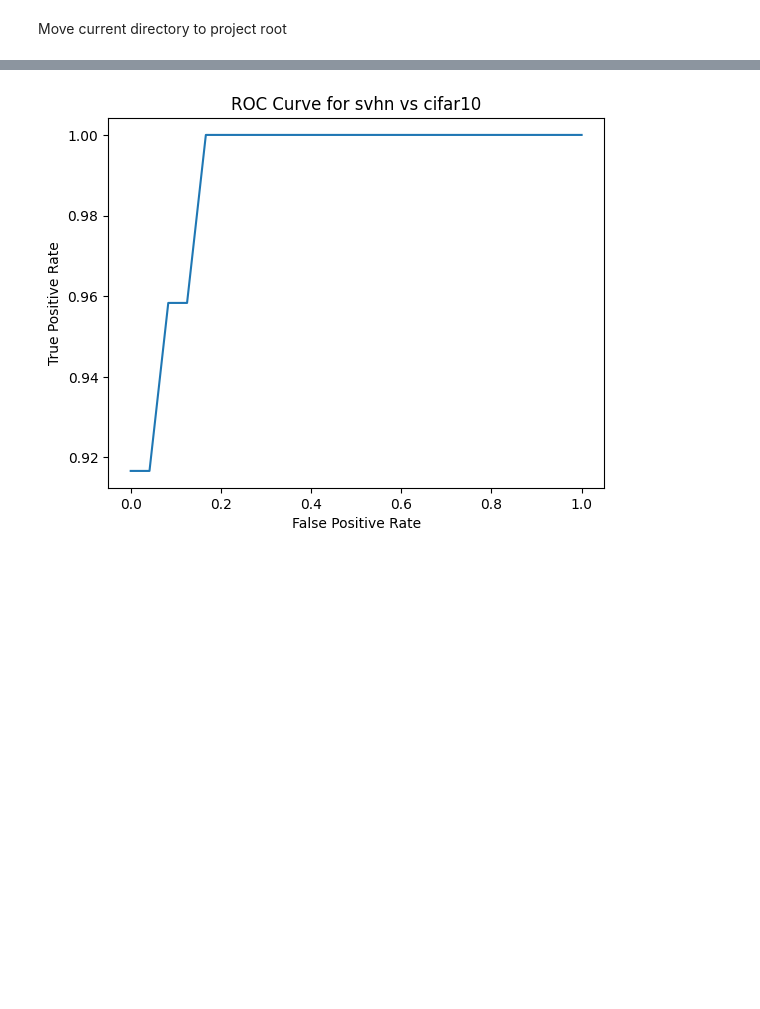
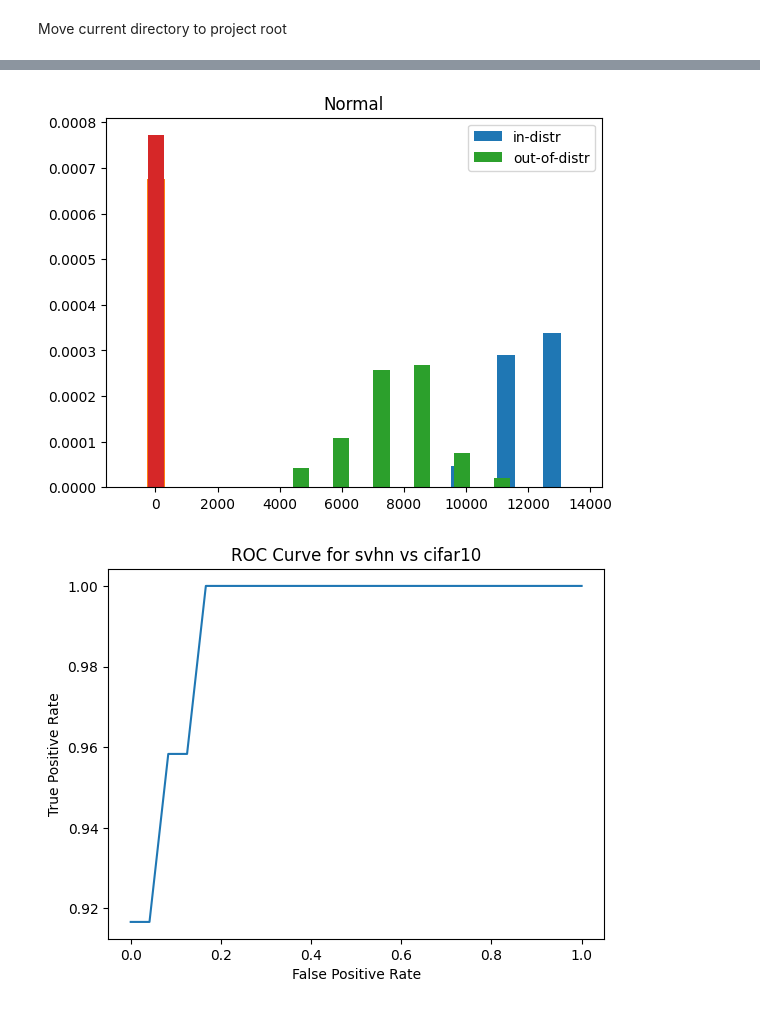
Before and after one commit to HamidrezaKmK/ood-detection, a Jupyter notebook: notebooks/ood_metric_computation.ipynb, the cells around one changed output, grey strips where cells are left out. Saved outputs shown, nothing was run; the diff lists cells and outputs as text; code cells hidden in the pictures; blank space fills up the shorter version.

```diff
--- a/notebooks/ood_metric_computation.ipynb
+++ b/notebooks/ood_metric_computation.ipynb
@@ -58,3 +203,11 @@ unique_vals =
+# %%
+plt.hist(normal_projections[0], density=True, label="in-distr")
+plt.hist(normal_projections[1], density=True, label="out-of-distr")
+plt.title("Normal")
+plt.legend()
+plt.show()
+# %% [output]
+[figure, added]
 # %%
 for first_part in all_task_tables.keys():
     for second_part in all_task_tables[first_part].keys():
```
Also changed, not shown: parts of 8 cells of this notebook, 4 other files.
